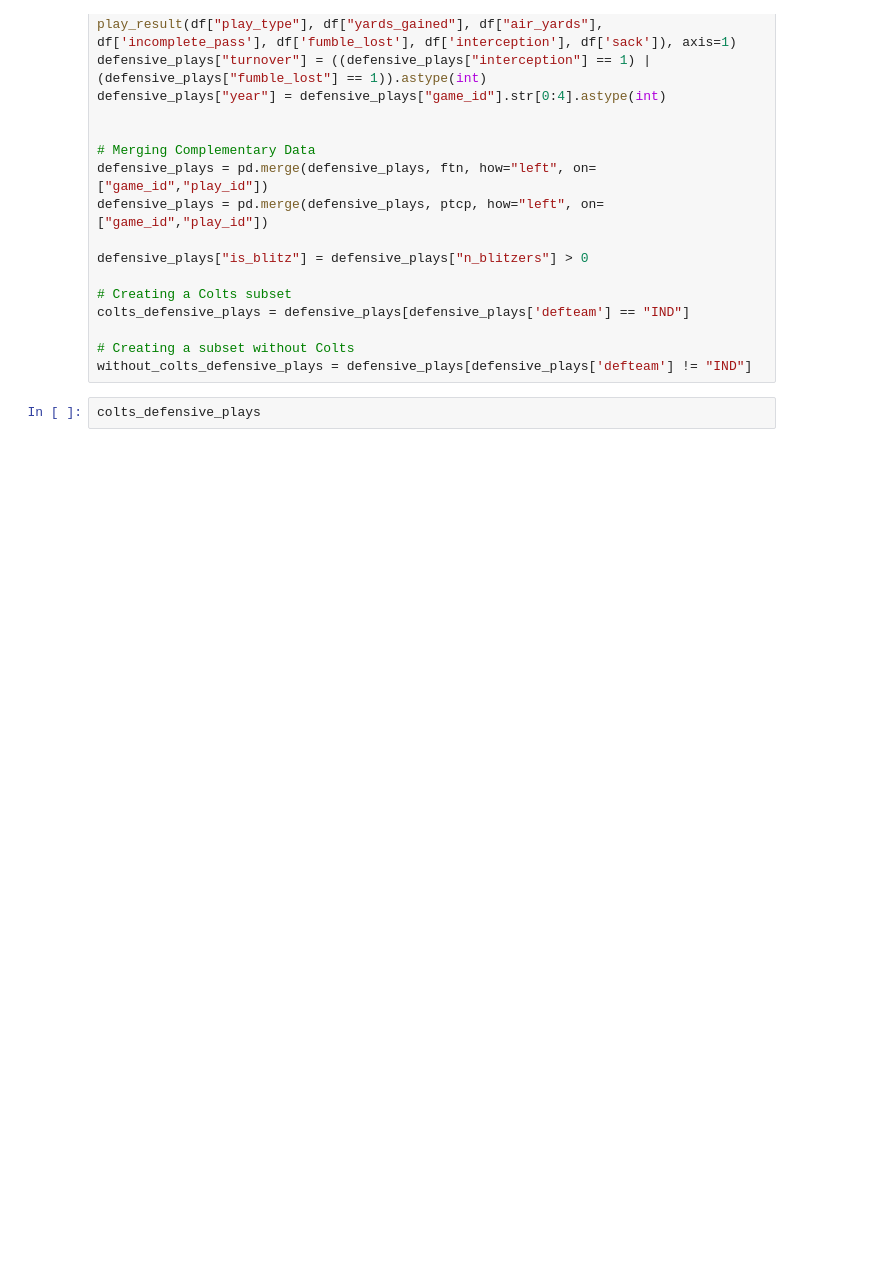
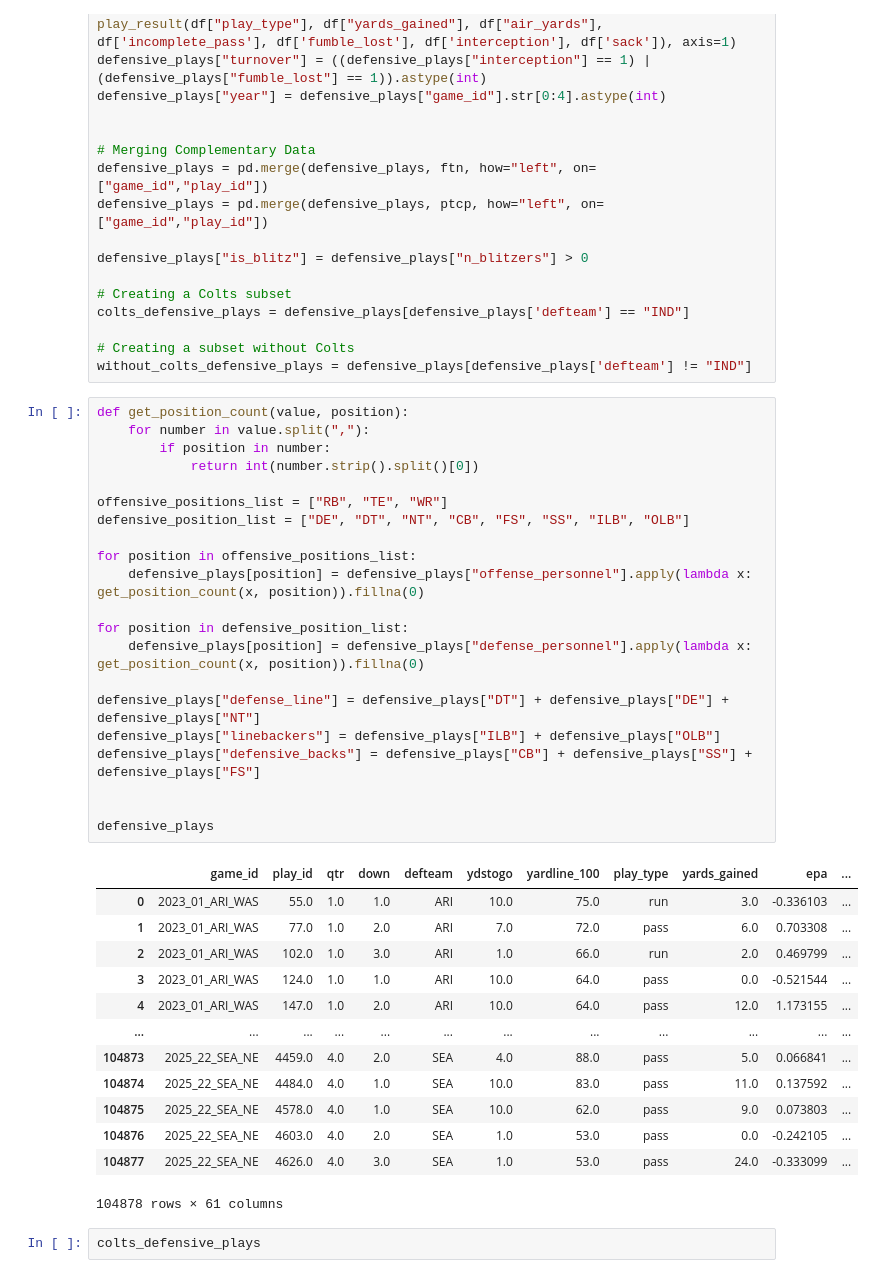
Before and after one commit to VitorTavares-cct/CA1_Machine-Learning, a Jupyter notebook: nfl_preditive_models.ipynb, the cells around one changed output. Cells and saved outputs as stored; diff of their text form; blank space fills up the shorter version.

Commit message:
New Offensive and Defensive Personnel Data Structure

```diff
--- a/nfl_preditive_models.ipynb
+++ b/nfl_preditive_models.ipynb
@@ -183,6 +183,41 @@ colts_defensive_plays = defensive_plays[defensive_plays['defteam'] == "IND"]
 
 # Creating a subset without Colts
 without_colts_defensive_plays = defensive_plays[defensive_plays['defteam'] != "IND"]
+# %%
+def get_position_count(value, position):
+    for number in value.split(","):
+        if position in number:
+            return int(number.strip().split()[0])
+
+offensive_positions_list = ["RB", "TE", "WR"]
+defensive_position_list = ["DE", "DT", "NT", "CB", "FS", "SS", "ILB", "OLB"]
+
+for position in offensive_positions_list:
+    defensive_plays[position] = defensive_plays["offense_personnel"].apply(lambda x: get_position_count(x, position)).fillna(0)
+
+for position in defensive_position_list:
+    defensive_plays[position] = defensive_plays["defense_personnel"].apply(lambda x: get_position_count(x, position)).fillna(0)
+
+defensive_plays["defense_line"] = defensive_plays["DT"] + defensive_plays["DE"] + defensive_plays["NT"]
+defensive_plays["linebackers"] = defensive_plays["ILB"] + defensive_plays["OLB"]
+defensive_plays["defensive_backs"] = defensive_plays["CB"] + defensive_plays["SS"] + defensive_plays["FS"]
+
+
+defensive_plays
+# %% [output]
+|  | game_id | play_id | qtr | down | defteam | ydstogo | yardline_100 | play_type | yards_gained | epa | ... |
+| 0 | 2023_01_ARI_WAS | 55.0 | 1.0 | 1.0 | ARI | 10.0 | 75.0 | run | 3.0 | -0.336103 | ... |
+| 1 | 2023_01_ARI_WAS | 77.0 | 1.0 | 2.0 | ARI | 7.0 | 72.0 | pass | 6.0 | 0.703308 | ... |
+| 2 | 2023_01_ARI_WAS | 102.0 | 1.0 | 3.0 | ARI | 1.0 | 66.0 | run | 2.0 | 0.469799 | ... |
+| 3 | 2023_01_ARI_WAS | 124.0 | 1.0 | 1.0 | ARI | 10.0 | 64.0 | pass | 0.0 | -0.521544 | ... |
+| 4 | 2023_01_ARI_WAS | 147.0 | 1.0 | 2.0 | ARI | 10.0 | 64.0 | pass | 12.0 | 1.173155 | ... |
+| ... | ... | ... | ... | ... | ... | ... | ... | ... | ... | ... | ... |
+| 104873 | 2025_22_SEA_NE | 4459.0 | 4.0 | 2.0 | SEA | 4.0 | 88.0 | pass | 5.0 | 0.066841 | ... |
+| 104874 | 2025_22_SEA_NE | 4484.0 | 4.0 | 1.0 | SEA | 10.0 | 83.0 | pass | 11.0 | 0.137592 | ... |
+| 104875 | 2025_22_SEA_NE | 4578.0 | 4.0 | 1.0 | SEA | 10.0 | 62.0 | pass | 9.0 | 0.073803 | ... |
+| 104876 | 2025_22_SEA_NE | 4603.0 | 4.0 | 2.0 | SEA | 1.0 | 53.0 | pass | 0.0 | -0.242105 | ... |
+| 104877 | 2025_22_SEA_NE | 4626.0 | 4.0 | 3.0 | SEA | 1.0 | 53.0 | pass | 24.0 | -0.333099 | ... |
+104878 rows × 61 columns
 # %%
 colts_defensive_plays
 # %% [output]
```
